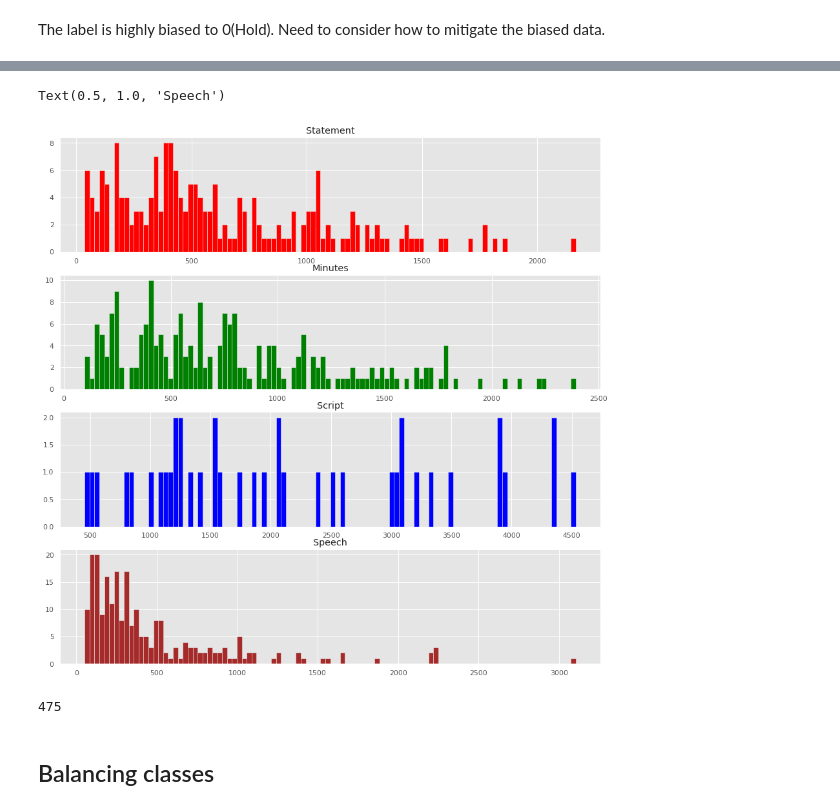
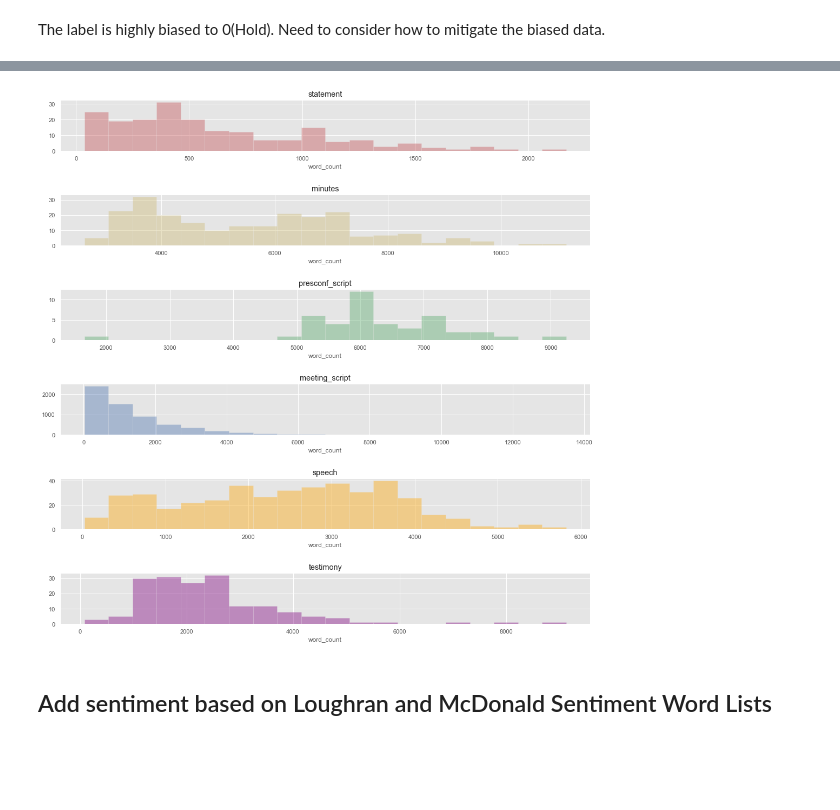
Before and after one commit to yukit-k/centralbank_analysis, a Jupyter notebook: src/4_FOMC_Analysis_EDA.ipynb, the cells around one changed output, grey strips where cells are left out. Saved outputs shown, nothing was run; the diff lists cells and outputs as text; code cells hidden in the pictures; blank space fills up the shorter version.

```diff
--- a/src/4_FOMC_Analysis_EDA.ipynb
+++ b/src/4_FOMC_Analysis_EDA.ipynb
@@ -63,3 +63,17 @@ train_data.head()
+# %%
+# Load nontext moving average data
+file = open('../data/preprocessed/nontext_ma2.pickle', 'rb')
+nontext_ma2 = pickle.load(file)
+file.close()
+file = open('../data/preprocessed/nontext_ma3.pickle', 'rb')
+nontext_ma3 = pickle.load(file)
+file.close()
+file = open('../data/preprocessed/nontext_ma6.pickle', 'rb')
+nontext_ma6 = pickle.load(file)
+file.close()
+file = open('../data/preprocessed/nontext_ma12.pickle', 'rb')
+nontext_ma12 = pickle.load(file)
+file.close()
 # %%
 # Load text data
 file = open('../data/preprocessed/text_no_split.pickle', 'rb')
@@ -292,24 +504,40 @@ Text(0.5, 1.0, 'Raise')
 # %%
-fig, (ax1, ax2, ax3, ax4) = plt.subplots(4, 1, figsize=(15,15))
-# fig, (ax1, ax2, ax3) = plt.subplots(3, 1, figsize=(15,15))
-contents_len = df[df['type'] == 'statement']['word_count']
-ax1.hist(contents_len, color='red', bins=100)
-ax1.set_title('Statement')
-contents_len = df[df['type'] == 'minutes']['word_count']
-ax2.hist(contents_len, color='green', bins=100)
-ax2.set_title('Minutes')
-contents_len = df[df['type'] =='script']['word_count']
-ax3.hist(contents_len, color='blue', bins=100)
-ax3.set_title('Script')
-contents_len = df[df['type'] =='speech']['word_count']
-ax4.hist(contents_len, color='brown', bins=100)
-ax4.set_title('Speech')
+fig, (ax1, ax2, ax3, ax4, ax5, ax6) = plt.subplots(6, 1, figsize=(15,15))
+
+df = text_no_split
+doc_type = 'statement'
+sns.distplot(df.loc[df['type'] == doc_type]['word_count'], bins=20, ax=ax1, kde=False, color='r')
+ax1.set_title(doc_type)
+doc_type = 'minutes'
+sns.distplot(df.loc[df['type'] == doc_type]['word_count'], bins=20, ax=ax2, kde=False, color='y')
+ax2.set_title(doc_type)
+doc_type = 'presconf_script'
+sns.distplot(df.loc[df['type'] == doc_type]['word_count'], bins=20, ax=ax3, kde=False, color='g')
+ax3.set_title(doc_type)
+doc_type = 'meeting_script'
+sns.distplot(df.loc[df['type'] == doc_type]['word_count'], bins=20, ax=ax4, kde=False, color='b')
+ax4.set_title(doc_type)
+doc_type = 'speech'
+sns.distplot(df.loc[df['type'] == doc_type]['word_count'], bins=20, ax=ax5, kde=False, color='orange')
+ax5.set_title(doc_type)
+doc_type = 'testimony'
+sns.distplot(df.loc[df['type'] == doc_type]['word_count'], bins=20, ax=ax6, kde=False, color='purple')
+ax6.set_title(doc_type)
+
+fig.tight_layout(pad=3.0)
+plt.show()
+# doc_type = 'statement'
+# ax1.hist(df[df['type'] == doc_type]['word_count'], color='red', bins=100)
+# ax1.set_title(doc_type)
+
+# contents_len = df[df['type'] == 'minutes']['word_count']
+# ax2.hist(contents_len, color='green', bins=100)
+# ax2.set_title('Minutes')
+# contents_len = df[df['type'] =='script']['word_count']
+# ax3.hist(contents_len, color='blue', bins=100)
+# ax3.set_title('Script')
+# contents_len = df[df['type'] =='speech']['word_count']
+# ax4.hist(contents_len, color='brown', bins=100)
+# ax4.set_title('Speech')
 # %% [output]
-Text(0.5, 1.0, 'Speech')
-[figure, old version]
+[figure, new version]
-# %%
-len(df[df['word_count'] > 300])
-# %% [output]
-475
-# %% [markdown]
-## Balancing classes
@@ -349,0 +544,2 @@ print('Raise:', n_raise/N_examples)
+# %% [markdown]
+## Add sentiment based on Loughran and McDonald Sentiment Word Lists
```
Also changed, not shown: parts of 58 cells of this notebook.
